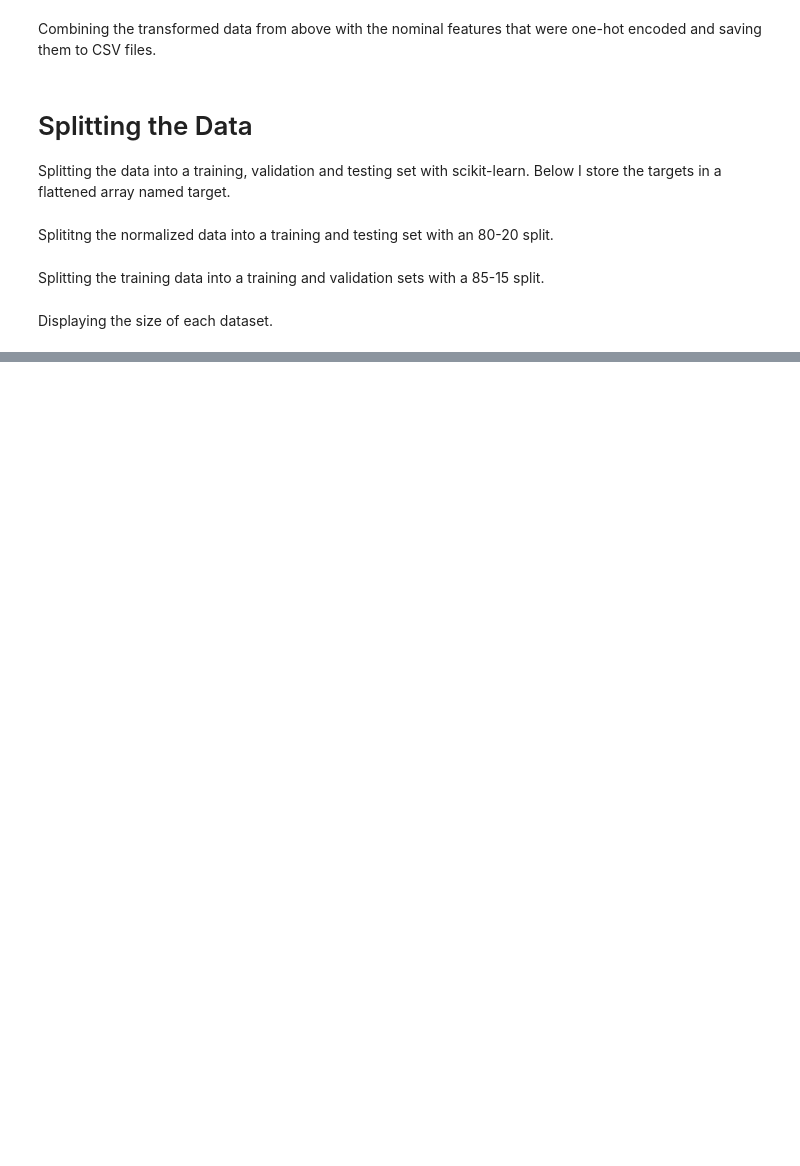
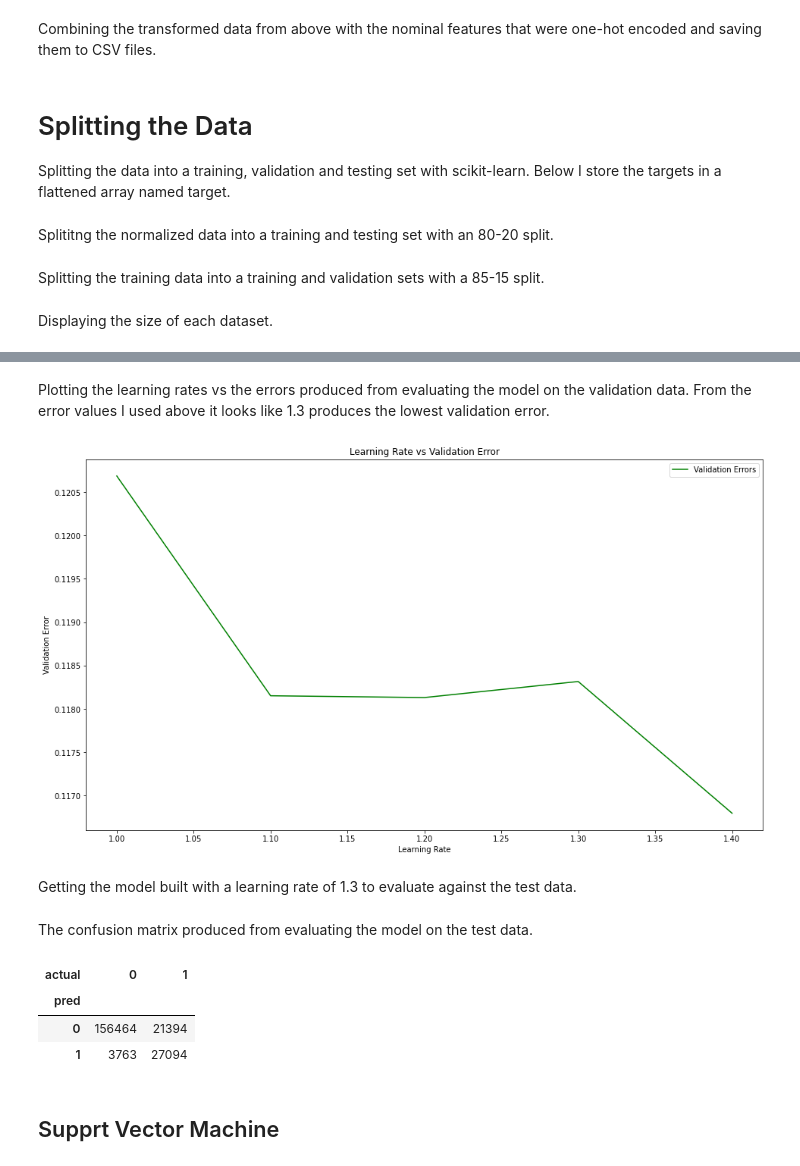
Before and after one commit to gradnerj/cs6600-class-project, a Jupyter notebook: cs5600-final-project.ipynb, the cells around one changed output, grey strips where cells are left out. Cells and saved outputs as stored; diff of their text form; code cells hidden in the pictures; blank space fills up the shorter version.

```diff
--- a/cs5600-final-project.ipynb
+++ b/cs5600-final-project.ipynb
@@ -417,0 +492,2 @@ Train Target Shape: (473086, 1)  | Val Target Shape: (83486, 1)  | Test Target S
+# %%
+eta = np.arange(1,1.5,step=.1)
@@ -417,0 +496,3 @@ Train Target Shape: (473086, 1)  | Val Target Shape: (83486, 1)  | Test Target S
+# %%
+ada_models = []
+ada_val_errors = []
@@ -417,0 +501,20 @@ Train Target Shape: (473086, 1)  | Val Target Shape: (83486, 1)  | Test Target S
+# %%
+for e in eta:
+    ada = AdaBoost(learning_rate=e)
+    ada.fit(x_train_s.values, y_train_s.values.ravel())
+    ada_models.append(ada)
+    ada_val_errors.append(1 - ada.score(x_val_s.values, y_val_s.values.ravel()))
+# %% [markdown]
+Plotting the learning rates vs the errors produced from evaluating the model on the validation data. From the error values I used above it looks like 1.3 produces the lowest validation error.
+# %%
+plt.figure(figsize=(16,9))
+plt.plot(eta,ada_val_errors, 'g-', label='Validation Errors')
+plt.xlabel('Learning Rate')
+plt.ylabel('Validation Error')
+plt.title('Learning Rate vs Validation Error')
+plt.legend()
+plt.show()
+# %% [output]
+[figure, added]
+# %% [markdown]
+Getting the model built with a learning rate of 1.3 to evaluate against the test data.
@@ -417,0 +524,13 @@ Train Target Shape: (473086, 1)  | Val Target Shape: (83486, 1)  | Test Target S
+# %% [markdown]
+The confusion matrix produced from evaluating the model on the test data.
+# %%
+cm = pd.crosstab( ada.predict(x_test_s).ravel(), y_test_s.values.ravel(), rownames=['pred'], colnames=['actual'])
+cm
+# %% [output]
+| actual | 0 | 1 |
+| pred |  |  |
+| 0 | 156464 | 21394 |
+| 1 | 3763 | 27094 |
+# %% [markdown]
+<a id="svm"></a>
+## Supprt Vector Machine
```
Also changed, not shown: parts of 57 cells of this notebook.
